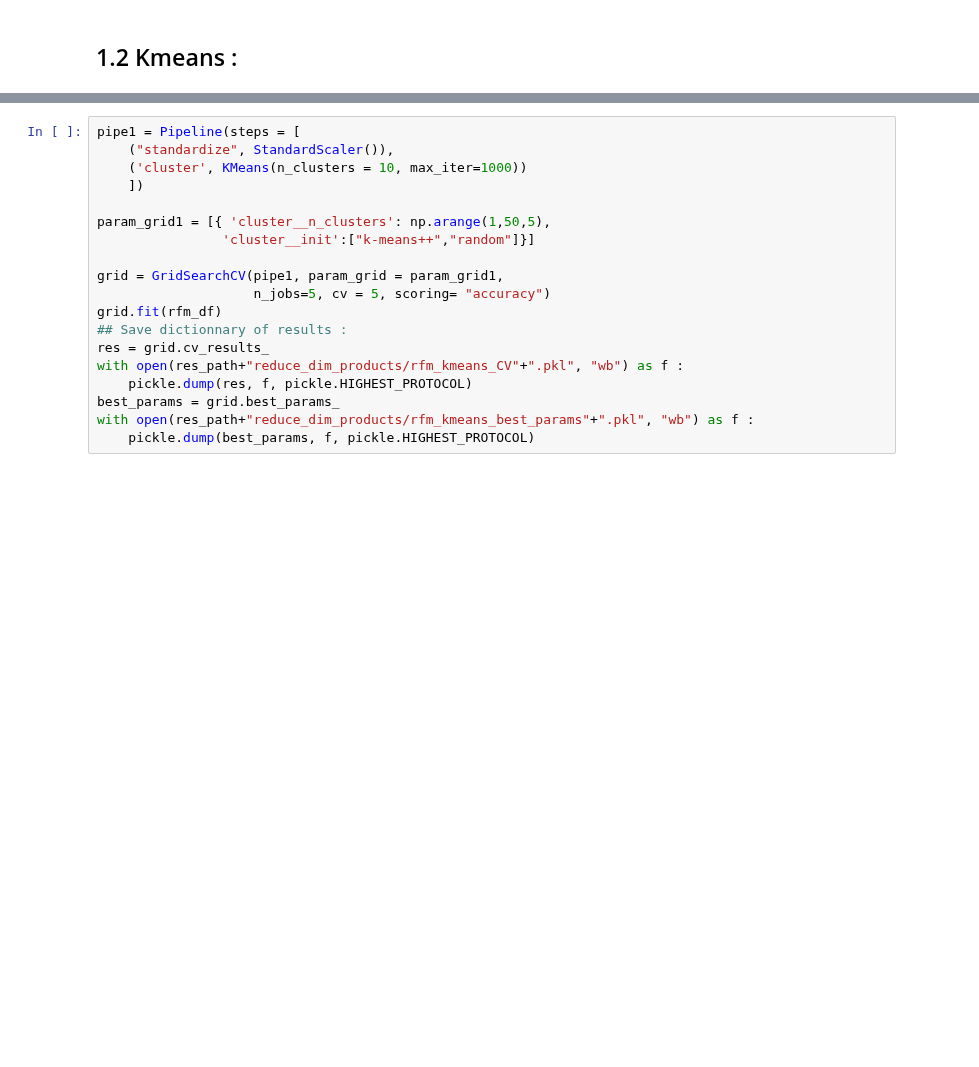
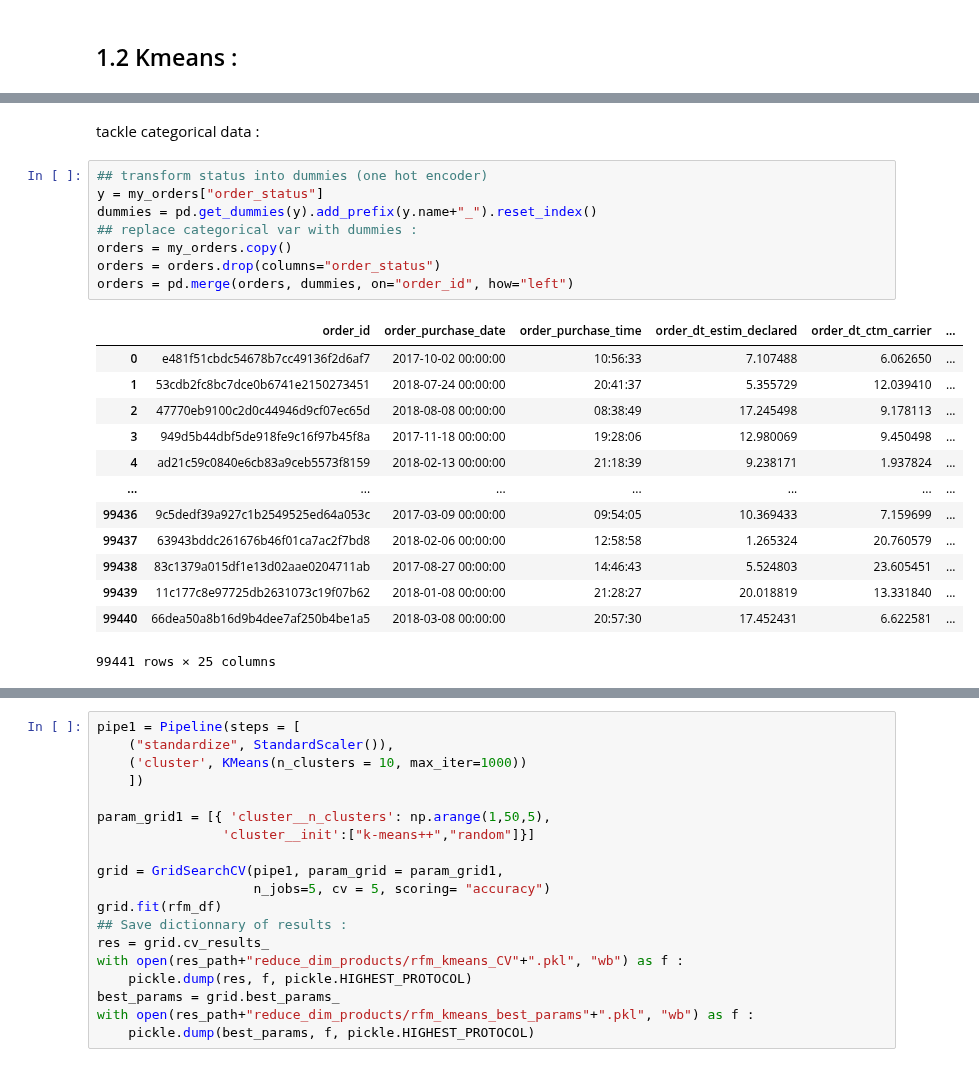
Before and after one commit to ClaireGayral/formation_openclassroom, a Jupyter notebook: P4_gayral_claire/essais.ipynb, the cells around one changed output, grey strips where cells are left out. Saved outputs shown, nothing was run; the diff lists cells and outputs as text; blank space fills up the shorter version.

```diff
--- a/P4_gayral_claire/essais.ipynb
+++ b/P4_gayral_claire/essais.ipynb
@@ -296,0 +305,24 @@ def pseudo_cv_cluster(X, my_meth, param_grid, my_score, cv = 5):
+# %% [markdown]
+tackle categorical data :
+# %%
+## transform status into dummies (one hot encoder)
+y = my_orders["order_status"]
+dummies = pd.get_dummies(y).add_prefix(y.name+"_").reset_index()
+## replace categorical var with dummies :
+orders = my_orders.copy()
+orders = orders.drop(columns="order_status")
+orders = pd.merge(orders, dummies, on="order_id", how="left")
+# %% [output]
+|  | order_id | order_purchase_date | order_purchase_time | order_dt_estim_declared | order_dt_ctm_carrier | ... |
+| 0 | e481f51cbdc54678b7cc49136f2d6af7 | 2017-10-02 00:00:00 | 10:56:33 | 7.107488 | 6.062650 | ... |
+| 1 | 53cdb2fc8bc7dce0b6741e2150273451 | 2018-07-24 00:00:00 | 20:41:37 | 5.355729 | 12.039410 | ... |
+| 2 | 47770eb9100c2d0c44946d9cf07ec65d | 2018-08-08 00:00:00 | 08:38:49 | 17.245498 | 9.178113 | ... |
+| 3 | 949d5b44dbf5de918fe9c16f97b45f8a | 2017-11-18 00:00:00 | 19:28:06 | 12.980069 | 9.450498 | ... |
+| 4 | ad21c59c0840e6cb83a9ceb5573f8159 | 2018-02-13 00:00:00 | 21:18:39 | 9.238171 | 1.937824 | ... |
+| ... | ... | ... | ... | ... | ... | ... |
+| 99436 | 9c5dedf39a927c1b2549525ed64a053c | 2017-03-09 00:00:00 | 09:54:05 | 10.369433 | 7.159699 | ... |
+| 99437 | 63943bddc261676b46f01ca7ac2f7bd8 | 2018-02-06 00:00:00 | 12:58:58 | 1.265324 | 20.760579 | ... |
+| 99438 | 83c1379a015df1e13d02aae0204711ab | 2017-08-27 00:00:00 | 14:46:43 | 5.524803 | 23.605451 | ... |
+| 99439 | 11c177c8e97725db2631073c19f07b62 | 2018-01-08 00:00:00 | 21:28:27 | 20.018819 | 13.331840 | ... |
+| 99440 | 66dea50a8b16d9b4dee7af250b4be1a5 | 2018-03-08 00:00:00 | 20:57:30 | 17.452431 | 6.622581 | ... |
+99441 rows × 25 columns
```
Also changed, not shown: parts of 39 cells of this notebook, 1 other file.
